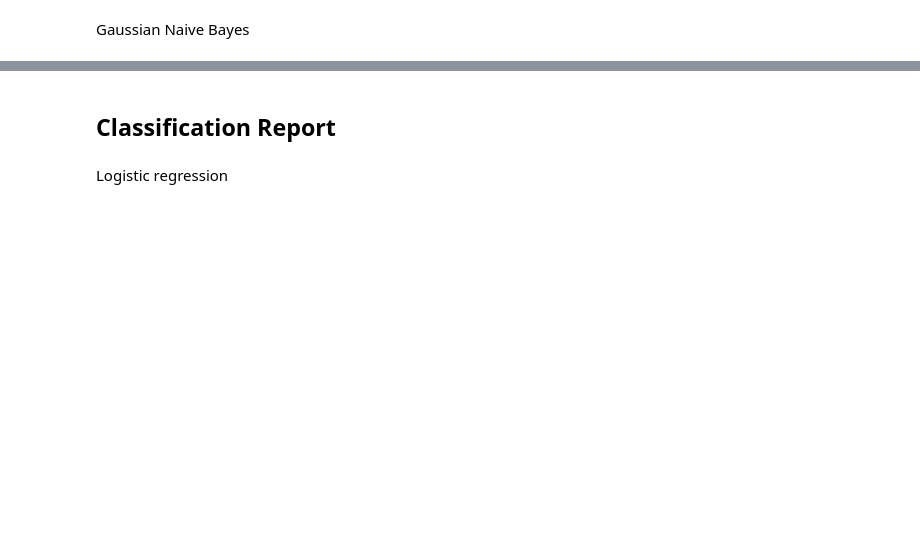
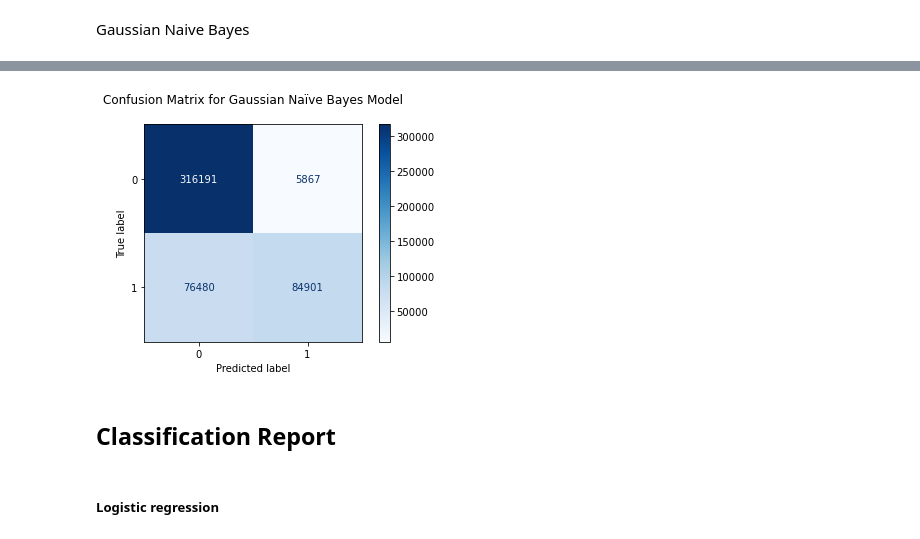
Before and after one commit to rshmnkgit/CreditCard-Fraud-Detector, a Jupyter notebook: notebook/credit-card-fraud-detection.ipynb, the cells around one changed output, grey strips where cells are left out. Drawn from its saved outputs; the diff is of its cells as text; code cells hidden in the pictures; blank space fills up the shorter version.

```diff
--- a/notebook/credit-card-fraud-detection.ipynb
+++ b/notebook/credit-card-fraud-detection.ipynb
@@ -832,19 +801,21 @@ sns.heatmap(cf_matrix, annot=labels, fmt='', cmap='Blues')
 # %%
 from sklearn.metrics import confusion_matrix
 from sklearn.metrics import plot_confusion_matrix
 class_names =["0","1"]
 # plt.figure()
 plot_confusion_matrix(gnb_model, X_test_scaled, y_test,
                                  display_labels=class_names,cmap=plt.cm.Blues)
-plt.title("Confusion Matrix for Gaussian Naïve Bayes Model\n(Balanced)")
+plt.title("Confusion Matrix for Gaussian Naïve Bayes Model\n")
 plt.savefig("../static/images/cmatrix_gnb_balanced.jpg",  bbox_inches='tight')
 plt.show()
+# %% [output]
+[figure, added]
 # %% [markdown]
 ## Classification Report
 # %%
 from sklearn.metrics import classification_report
-# %% [markdown]
-Logistic regression
+# %% [markdown]
+##### Logistic regression
 # %%
 #Classification Report for logisitc Regression Model
 print(classification_report(y_test, lr_predictions,
```
Also changed, not shown: parts of 20 cells of this notebook, 39 other files.
